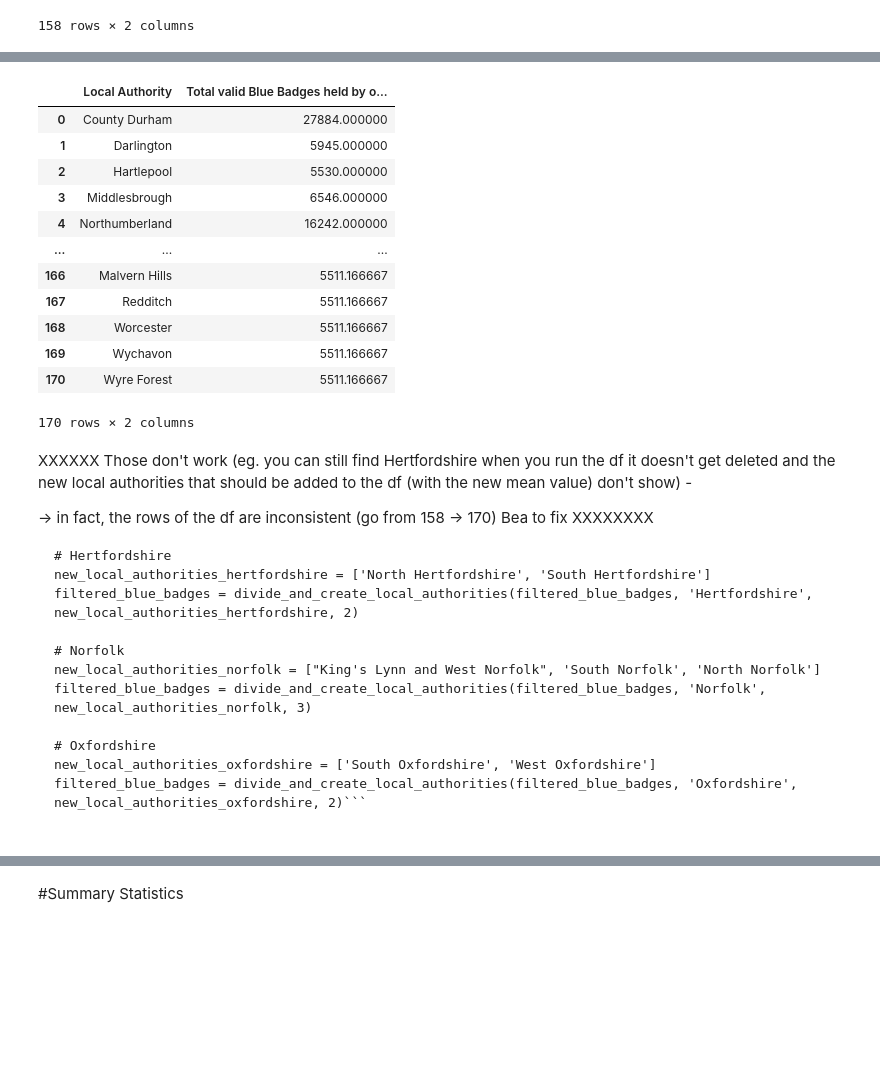
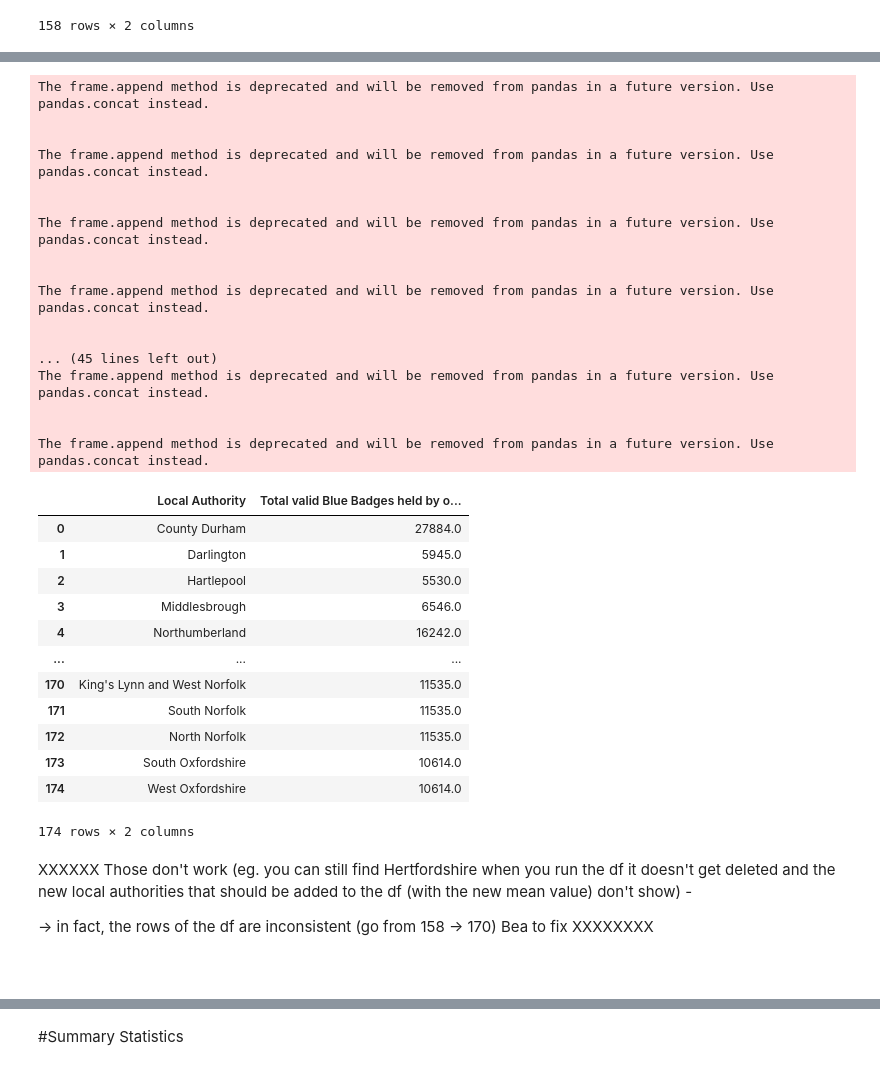
Before and after one commit to bofeng2268/qm2, a Jupyter notebook: analysis_plot_1.ipynb, the cells around one changed output, grey strips where cells are left out. Saved outputs shown, nothing was run; the diff lists cells and outputs as text; code cells hidden in the pictures; blank space fills up the shorter version.

````diff
--- a/analysis_plot_1.ipynb
+++ b/analysis_plot_1.ipynb
@@ -137,8 +138,8 @@ print(disabled)
 # %%
 #prepare the blue badged population by regions
 blue_badge = pd.read_csv('https://raw.githubusercontent.com/bofeng2268/qm2/main/BlueBadge/Blue_badges_held.csv', delimiter=';')
-blue_badges_narrowed =  blue_badge[['Local Authority', 'Total valid Blue Badges held by organisations and individuals']]
-filtered_blue_badges = blue_badges_narrowed[~blue_badges_narrowed['Local Authority'].str.contains('All')]
+blue_badges_narrowed =  blue_badge[['Local Authority', 'Total valid Blue Badges held by organisations and individuals']].copy()
+filtered_blue_badges = blue_badges_narrowed[~blue_badges_narrowed['Local Authority'].str.contains('All')].copy()
 
 filtered_blue_badges.reset_index(drop=True, inplace=True)
 
@@ -165,7 +166,7 @@ filtered_blue_badges['Total valid Blue Badges held by organisations and individu
 
 
 # Now, multiply by 1000 and convert to integer
-filtered_blue_badges['Total valid Blue Badges held by organisations and individuals'] = (filtered_blue_badges['Total valid Blue Badges held by organisations and individuals'] * 1000).astype(int)
+filtered_blue_badges['Total valid Blue Badges held by organisations and individuals'] = filtered_blue_badges['Total valid Blue Badges held by organisations and individuals'].apply(lambda x : int(1000*x))
 
 filtered_blue_badges
 # %% [output]
@@ -232,48 +218,81 @@ See the caveats in the documentation: https://pandas.pydata.org/pandas-docs/stab
 # %%
 # Function to do the division and create new local authorities
+# guarda che ci sono nbel data set degli spazi tra
+filtered_blue_badges['Local Authority'] = filtered_blue_badges['Local Authority'].apply(lambda string: string.strip()) #all values e togli spazi davanti e dietro
 def divide_and_create_local_authorities(df, original_la, new_local_authorities, division_factor):
     if original_la in df['Local Authority'].values:
         original_value = df[df['Local Authority'] == original_la]['Total valid Blue Badges held by organisations and individuals'].iloc[0]
         divided_value = original_value / division_factor
 
         # Creating new rows for the new local authorities
         for la in new_local_authorities:
             new_row = {'Local Authority': la, 'Total valid Blue Badges held by organisations and individuals': divided_value}
             df = df.append(new_row, ignore_index=True)
 
         # Remove the original local authority row
         df = df[df['Local Authority'] != original_la]
 
     return df
 
 
 # Step 1 - Essex
 new_local_authorities_essex = ['Braintree', 'Castle Point', 'Chelmsford', 'Colchester', 'Harlow', 'Maldon', 'Rochford', 'Uttlesford']
 filtered_blue_badges = divide_and_create_local_authorities(filtered_blue_badges, 'Essex', new_local_authorities_essex, 8)
 
 
 filtered_blue_badges
 
 
 # Step 2 (Worcestershire
 new_local_authorities_worcestershire = ['Bromsgrove', 'Malvern Hills', 'Redditch', 'Worcester', 'Wychavon', 'Wyre Forest']
 filtered_blue_badges = divide_and_create_local_authorities(filtered_blue_badges, 'Worcestershire', new_local_authorities_worcestershire, 6)
 
 filtered_blue_badges
+
+# Hertfordshire aggiungere spazio (AGGIUNGERE NELLA ANALISI CHE BISOGNAVA METTERE LO SPAZIO)
+new_local_authorities_hertfordshire = ['North Hertfordshire', 'South Hertfordshire']
+filtered_blue_badges = divide_and_create_local_authorities(filtered_blue_badges, 'Hertfordshire', new_local_authorities_hertfordshire, 2)
+
+# Norfolk
+new_local_authorities_norfolk = ["King's Lynn and West Norfolk", 'South Norfolk', 'North Norfolk']
+filtered_blue_badges = divide_and_create_local_authorities(filtered_blue_badges, 'Norfolk', new_local_authorities_norfolk, 3)
+
+# Oxfordshire
+new_local_authorities_oxfordshire = ['South Oxfordshire', 'West Oxfordshire']
+filtered_blue_badges = divide_and_create_local_authorities(filtered_blue_badges, 'Oxfordshire', new_local_authorities_oxfordshire, 2)
+
+filtered_blue_badges
 # %% [output]
+The frame.append method is deprecated and will be removed from pandas in a future version. Use pandas.concat instead.
+
+
+The frame.append method is deprecated and will be removed from pandas in a future version. Use pandas.concat instead.
+
+
+The frame.append method is deprecated and will be removed from pandas in a future version. Use pandas.concat instead.
+
+
+The frame.append method is deprecated and will be removed from pandas in a future version. Use pandas.concat instead.
+
+
+... (45 lines left out)
+The frame.append method is deprecated and will be removed from pandas in a future version. Use pandas.concat instead.
+
+
+The frame.append method is deprecated and will be removed from pandas in a future version. Use pandas.concat instead.
 |  | Local Authority | Total valid Blue Badges held by o... |
-| 0 | County Durham | 27884.000000 |
-| 1 | Darlington | 5945.000000 |
-| 2 | Hartlepool | 5530.000000 |
-| 3 | Middlesbrough | 6546.000000 |
-| 4 | Northumberland | 16242.000000 |
+| 0 | County Durham | 27884.0 |
+| 1 | Darlington | 5945.0 |
+| 2 | Hartlepool | 5530.0 |
+| 3 | Middlesbrough | 6546.0 |
+| 4 | Northumberland | 16242.0 |
 | ... | ... | ... |
-| 166 | Malvern Hills | 5511.166667 |
-| 167 | Redditch | 5511.166667 |
-| 168 | Worcester | 5511.166667 |
-| 169 | Wychavon | 5511.166667 |
-| 170 | Wyre Forest | 5511.166667 |
+| 170 | King's Lynn and West Norfolk | 11535.0 |
+| 171 | South Norfolk | 11535.0 |
+| 172 | North Norfolk | 11535.0 |
+| 173 | South Oxfordshire | 10614.0 |
+| 174 | West Oxfordshire | 10614.0 |
-170 rows × 2 columns
+174 rows × 2 columns
 # %% [markdown]
 XXXXXX Those don't work (eg. you can still find Hertfordshire when you run the df it doesn't get deleted and the new local authorities that should be added to the df (with the new mean value) don't show) -
 
@@ -281,17 +300,7 @@ XXXXXX Those don't work (eg. you can still find Hertfordshire when you run the d
  Bea to fix  XXXXXXXX
 
 ```
-# Hertfordshire
-new_local_authorities_hertfordshire = ['North Hertfordshire', 'South Hertfordshire']
-filtered_blue_badges = divide_and_create_local_authorities(filtered_blue_badges, 'Hertfordshire', new_local_authorities_hertfordshire, 2)
-
-# Norfolk
-new_local_authorities_norfolk = ["King's Lynn and West Norfolk", 'South Norfolk', 'North Norfolk']
-filtered_blue_badges = divide_and_create_local_authorities(filtered_blue_badges, 'Norfolk', new_local_authorities_norfolk, 3)
-
-# Oxfordshire
-new_local_authorities_oxfordshire = ['South Oxfordshire', 'West Oxfordshire']
-filtered_blue_badges = divide_and_create_local_authorities(filtered_blue_badges, 'Oxfordshire', new_local_authorities_oxfordshire, 2)```
+```
 # %%
 #merge the two datasets
 merged_data = pd.merge(filtered_blue_badges, disabled, left_on='Local Authority', right_on='Lower tier local authorities', how='inner')
````
Also changed, not shown: parts of 17 cells of this notebook.
